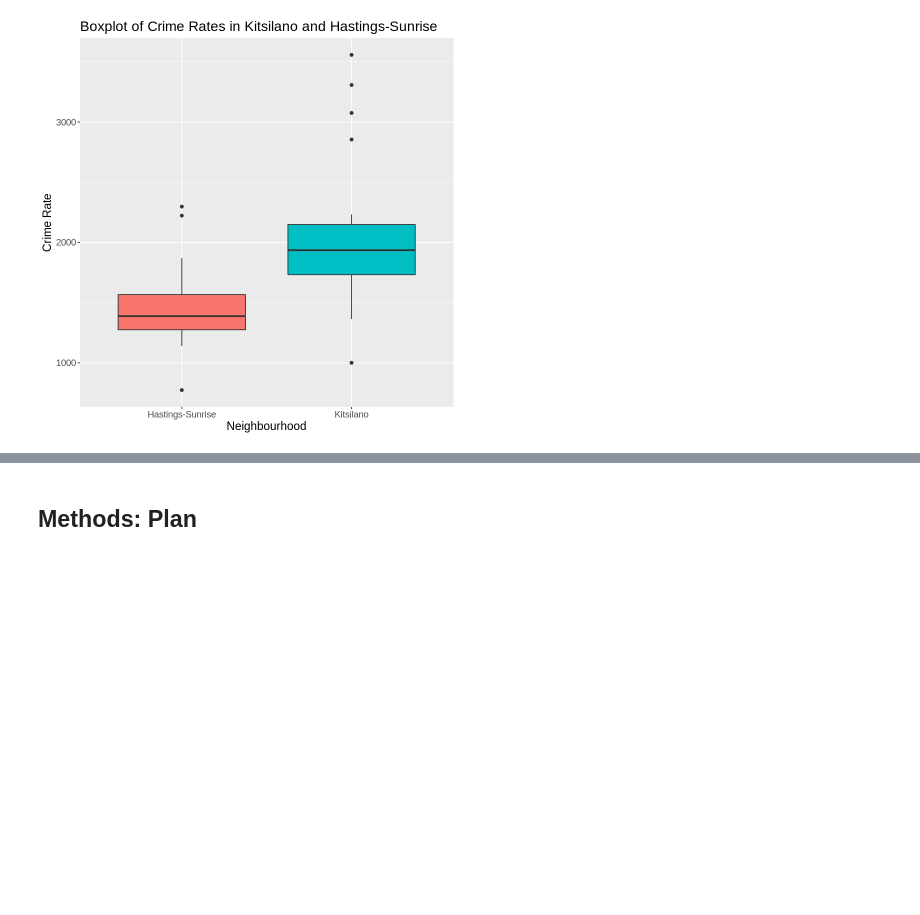
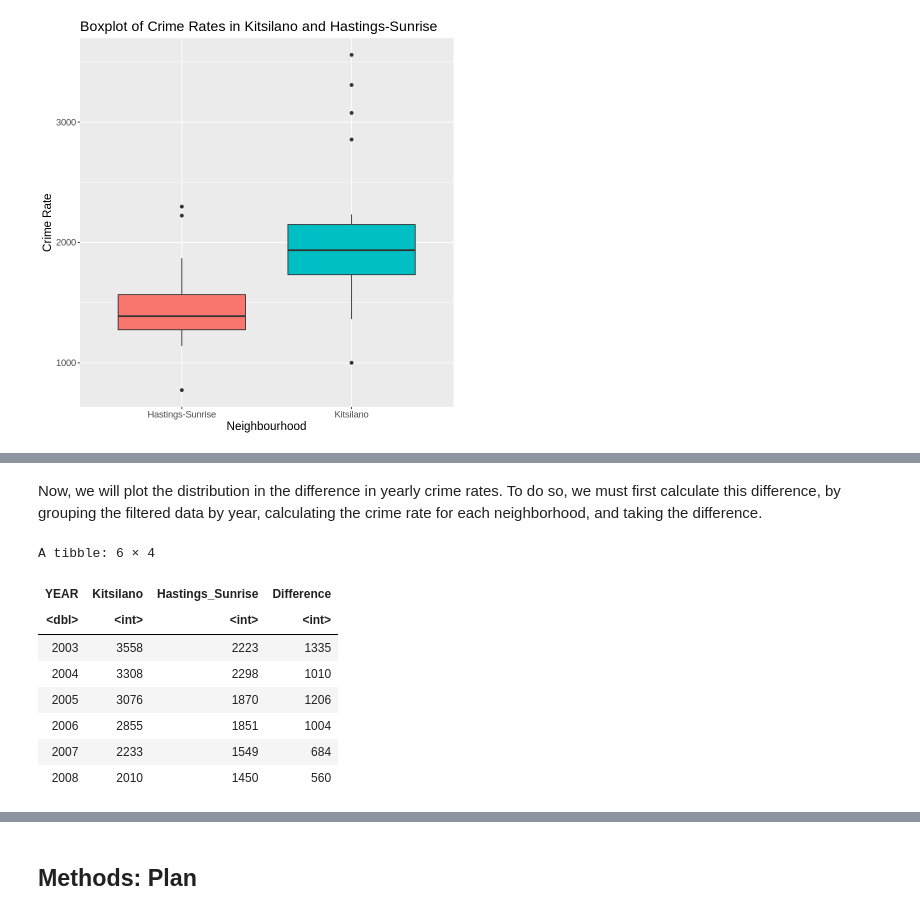
Before and after one commit to Git-Over-Here/STAT-201-Group-Project, a Jupyter notebook: Project Proposal.ipynb, the cells around one changed output, grey strips where cells are left out. Drawn from its saved outputs; the diff is of its cells as text; code cells hidden in the pictures; blank space fills up the shorter version.

```diff
--- a/Project Proposal.ipynb
+++ b/Project Proposal.ipynb
@@ -147,0 +155,2 @@ Warning message:
+# %% [markdown]
+Now, we will plot the distribution in the difference in yearly crime rates. To do so, we must first calculate this difference, by grouping the filtered data by year, calculating the crime rate for each neighborhood, and taking the difference.
@@ -147,0 +163,12 @@ Warning message:
+# %%
+head(crime_data_difference)
+# %% [output]
+A tibble: 6 × 4
+| YEAR | Kitsilano | Hastings_Sunrise | Difference |
+| <dbl> | <int> | <int> | <int> |
+| 2003 | 3558 | 2223 | 1335 |
+| 2004 | 3308 | 2298 | 1010 |
+| 2005 | 3076 | 1870 | 1206 |
+| 2006 | 2855 | 1851 | 1004 |
+| 2007 | 2233 | 1549 | 684 |
+| 2008 | 2010 | 1450 | 560 |
```
Also changed, not shown: parts of 9 cells of this notebook.
